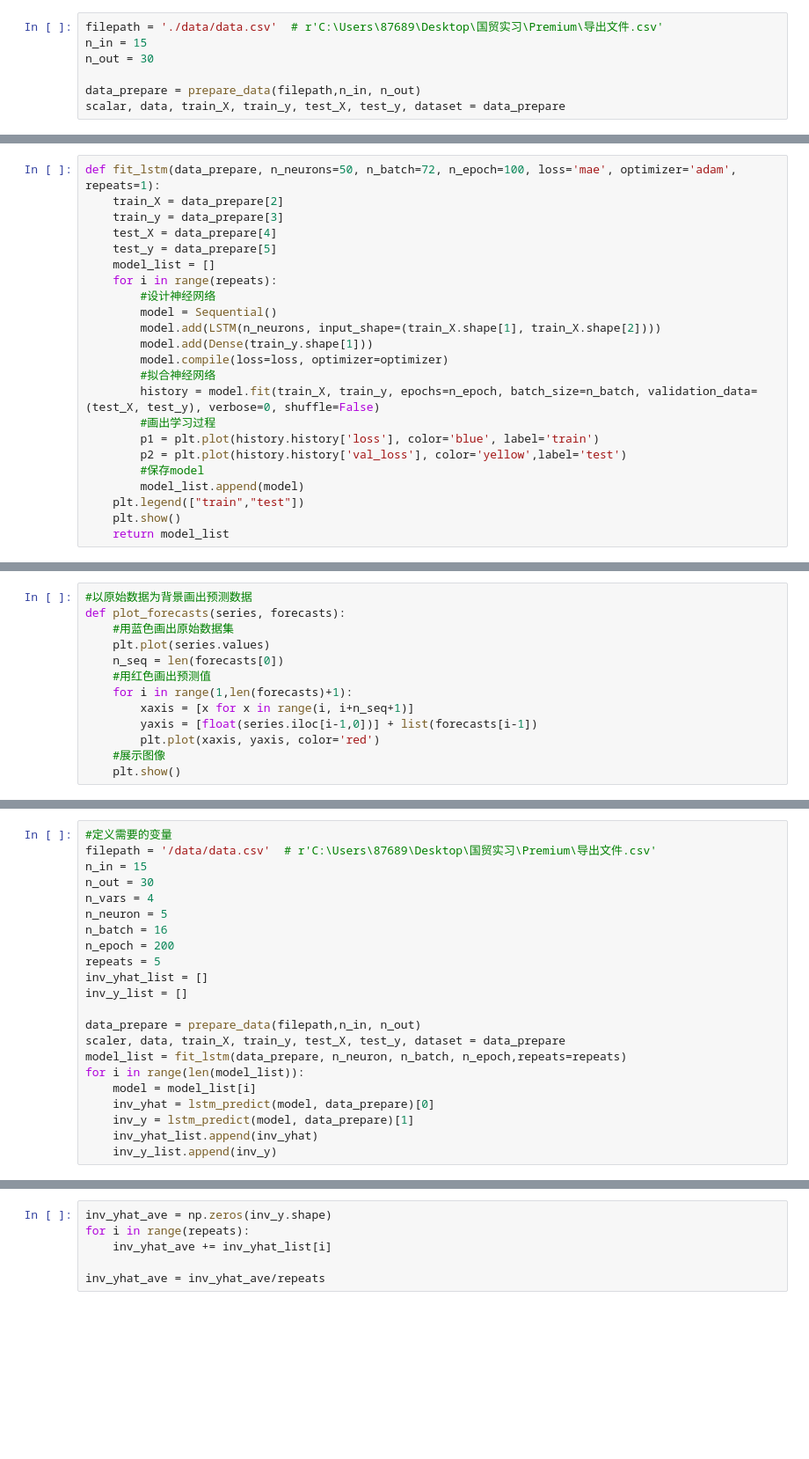
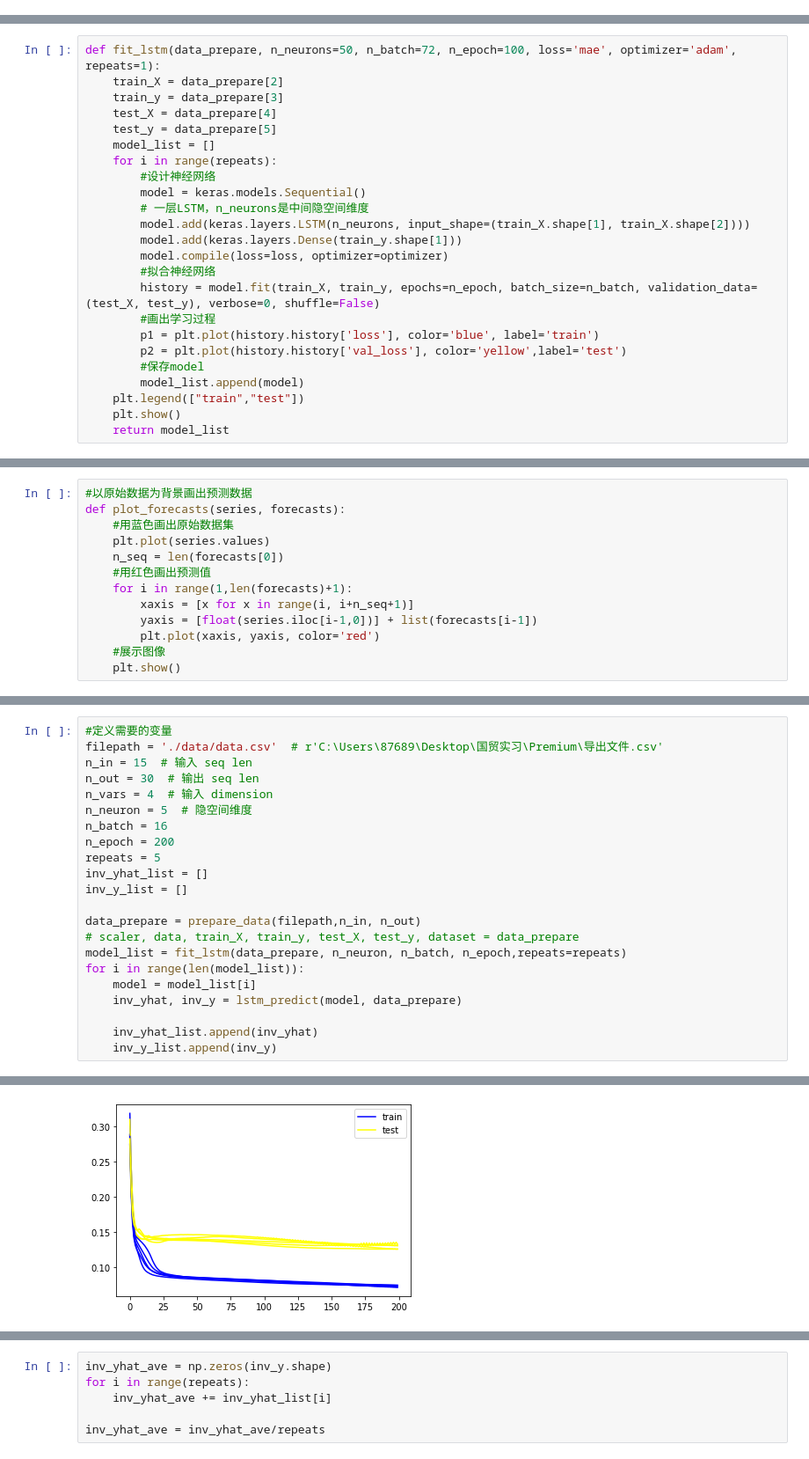
Before and after one commit to HaTT2018/NET_louvain_DAN, a Jupyter notebook: base_LSTM/LSTM_multi_steps.ipynb, the cells around one changed output, grey strips where cells are left out. Shown at 88% size. Drawn from its saved outputs; the diff is of its cells as text; blank space fills up the shorter version.

```diff
--- a/base_LSTM/LSTM_multi_steps.ipynb
+++ b/base_LSTM/LSTM_multi_steps.ipynb
@@ -69,10 +71,3 @@ def prepare_data(filepath, n_in, n_out=30, n_vars=4, train_proportion=0.8):
     train_X = train_X.reshape((train_X.shape[0], n_in, n_vars))
     test_X = test_X.reshape((test_X.shape[0], n_in, n_vars))
     return scaler, data, train_X, train_y, test_X, test_y, dataset
-# %%
-filepath = './data/data.csv'  # r'C:\Users\87689\Desktop\国贸实习\Premium\导出文件.csv'
-n_in = 15
-n_out = 30
-
-data_prepare = prepare_data(filepath,n_in, n_out)
-scalar, data, train_X, train_y, test_X, test_y, dataset = data_prepare
@@ -89,9 +80,10 @@ def fit_lstm(data_prepare, n_neurons=50, n_batch=72, n_epoch=100, loss='mae', op
     model_list = []
     for i in range(repeats):
         #设计神经网络
-        model = Sequential()
-        model.add(LSTM(n_neurons, input_shape=(train_X.shape[1], train_X.shape[2])))
-        model.add(Dense(train_y.shape[1]))
+        model = keras.models.Sequential()
+        # 一层LSTM，n_neurons是中间隐空间维度
+        model.add(keras.layers.LSTM(n_neurons, input_shape=(train_X.shape[1], train_X.shape[2])))
+        model.add(keras.layers.Dense(train_y.shape[1]))
         model.compile(loss=loss, optimizer=optimizer)
         #拟合神经网络
         history = model.fit(train_X, train_y, epochs=n_epoch, batch_size=n_batch, validation_data=(test_X, test_y), verbose=0, shuffle=False)
@@ -143,10 +139,10 @@ def plot_forecasts(series, forecasts):
 # %%
 #定义需要的变量
-filepath = '/data/data.csv'  # r'C:\Users\87689\Desktop\国贸实习\Premium\导出文件.csv'
-n_in = 15
-n_out = 30
-n_vars = 4
-n_neuron = 5
+filepath = './data/data.csv'  # r'C:\Users\87689\Desktop\国贸实习\Premium\导出文件.csv'
+n_in = 15  # 输入 seq len
+n_out = 30  # 输出 seq len
+n_vars = 4  # 输入 dimension
+n_neuron = 5  # 隐空间维度
 n_batch = 16
 n_epoch = 200
 repeats = 5
@@ -154,11 +150,12 @@ inv_yhat_list = []
 inv_y_list = []
 
 data_prepare = prepare_data(filepath,n_in, n_out)
-scaler, data, train_X, train_y, test_X, test_y, dataset = data_prepare
+# scaler, data, train_X, train_y, test_X, test_y, dataset = data_prepare
 model_list = fit_lstm(data_prepare, n_neuron, n_batch, n_epoch,repeats=repeats)
 for i in range(len(model_list)):
     model = model_list[i]
-    inv_yhat = lstm_predict(model, data_prepare)[0]
-    inv_y = lstm_predict(model, data_prepare)[1]
+    inv_yhat, inv_y = lstm_predict(model, data_prepare)
+
     inv_yhat_list.append(inv_yhat)
     inv_y_list.append(inv_y)
+# %% [output]
@@ -164,0 +176 @@ for i in range(len(model_list)):
+[figure, added]
```
Also changed, not shown: parts of 10 cells of this notebook.
